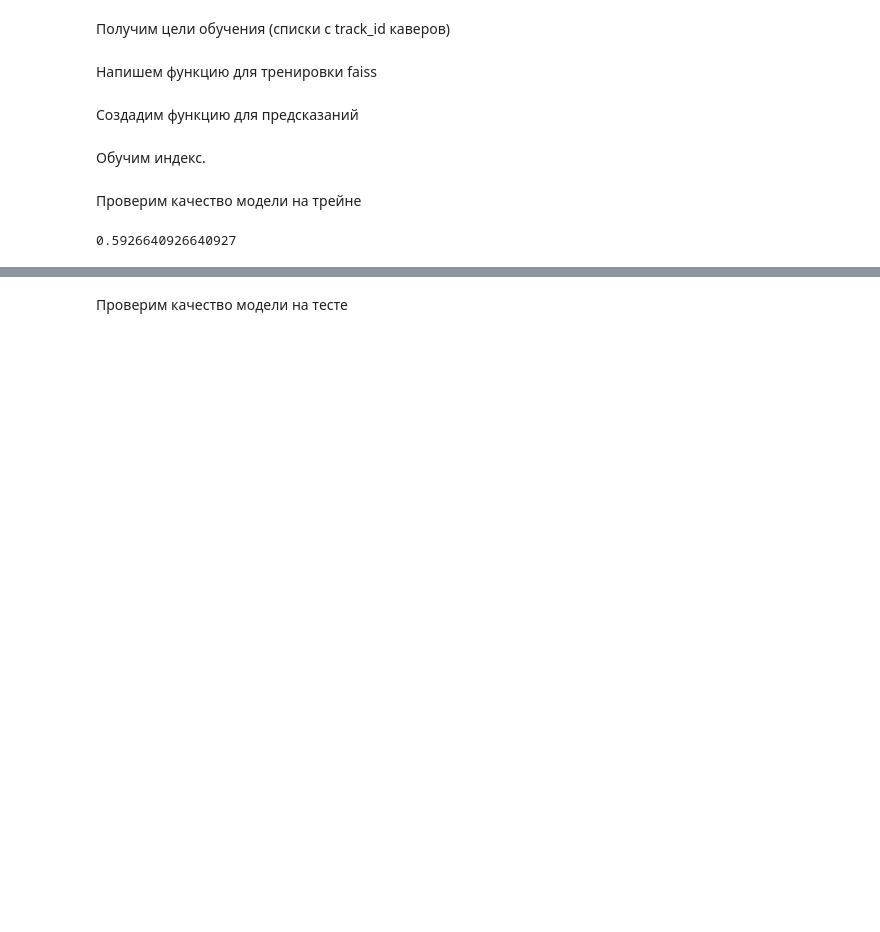
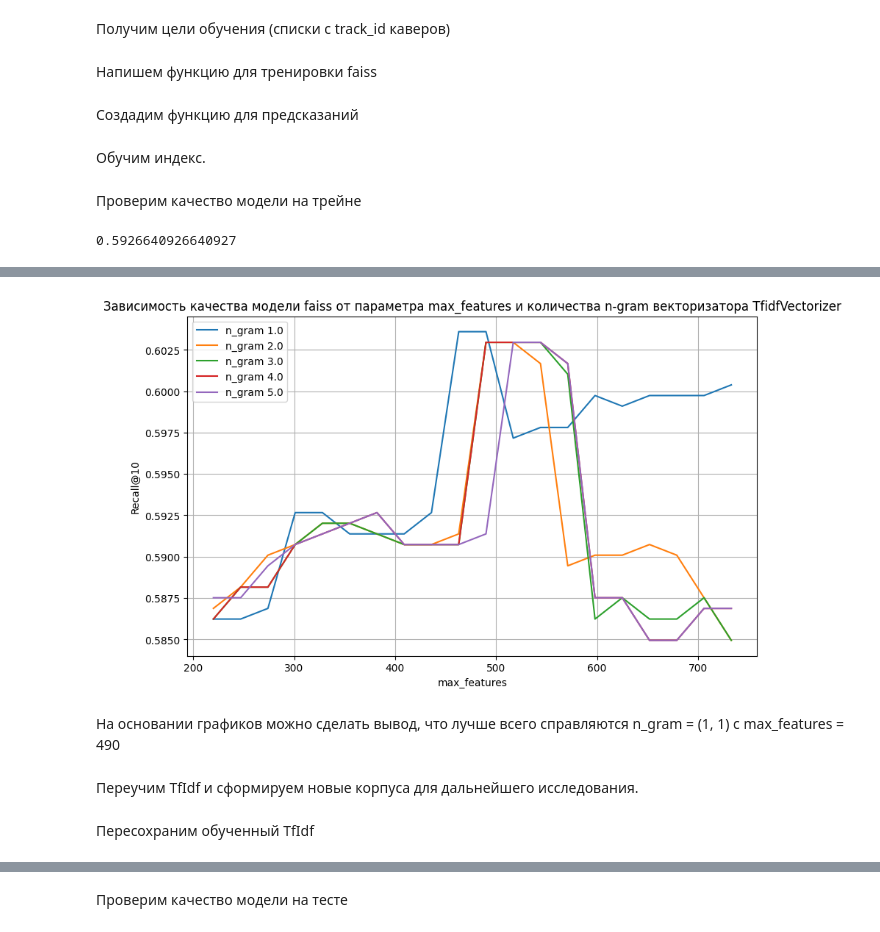
Before and after one commit to Musical-Detectives-Team/hakaton_yandex_music, a Jupyter notebook: modeling.ipynb, the cells around one changed output, grey strips where cells are left out. Saved outputs shown, nothing was run; the diff lists cells and outputs as text; code cells hidden in the pictures; blank space fills up the shorter version.

```diff
--- a/modeling.ipynb
+++ b/modeling.ipynb
@@ -150,0 +244,16 @@ score_recall_k(y_train, y_train_pred)
+# %%
+df_score = feature_selection_tf_idf(df_train,
+                                    id_base_dict,
+                                    y_train,
+                                    stopwords,
+                                    min_features = 220,
+                                    max_features = 760,
+                                    count_steps_features=10)
+# %%
+draw_plot(df_score)
+# %% [output]
+[figure, added]
+# %% [markdown]
+На основании графиков можно сделать вывод, что лучше всего справляются n_gram = (1, 1) c max_features = 490
+# %% [markdown]
+Переучим TfIdf и сформируем новые корпуса для дальнейшего исследования.
@@ -150,0 +265,2 @@ score_recall_k(y_train, y_train_pred)
+# %% [markdown]
+Пересохраним обученный TfIdf
```
Also changed, not shown: parts of 153 cells of this notebook, 2 other files.
